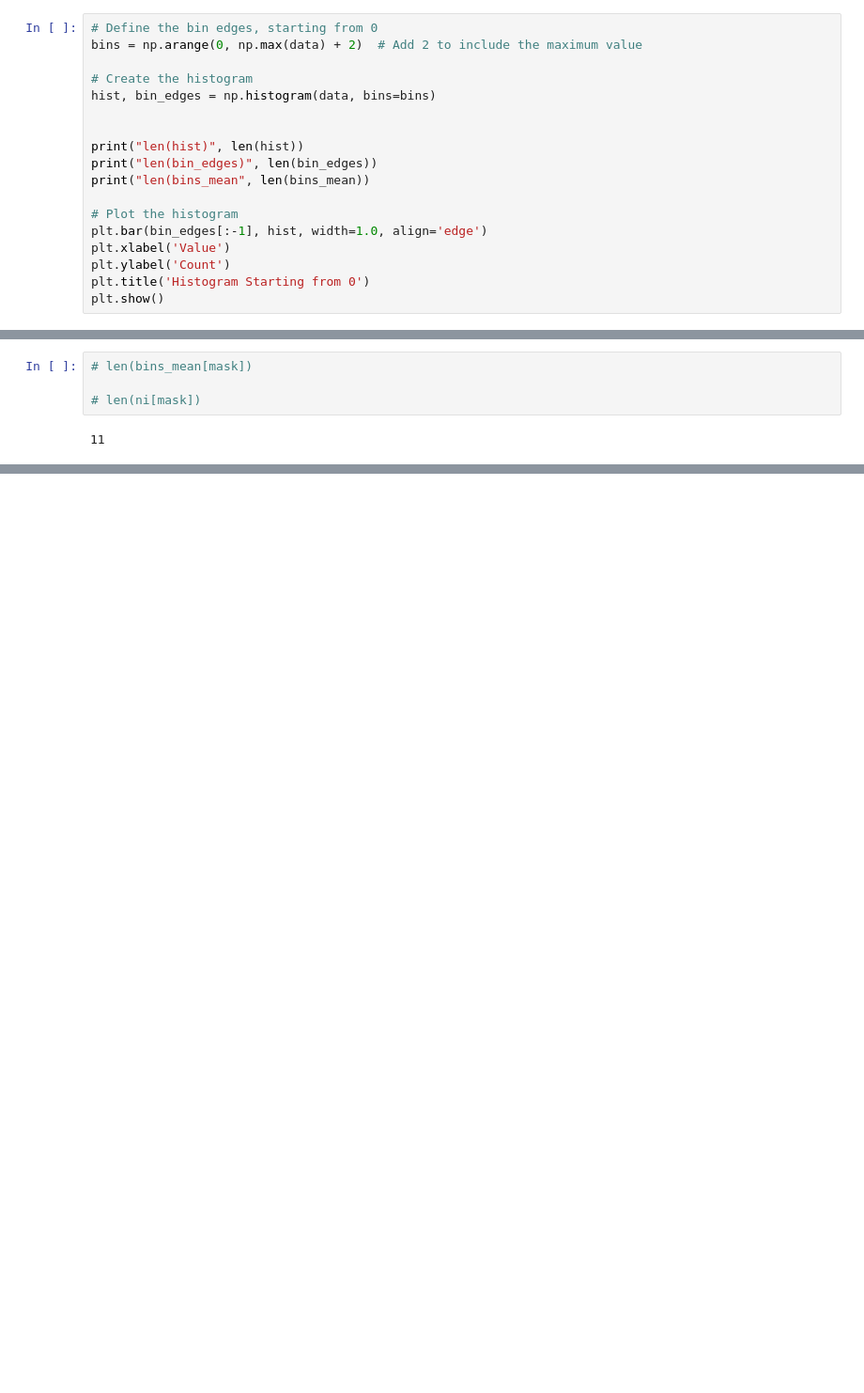
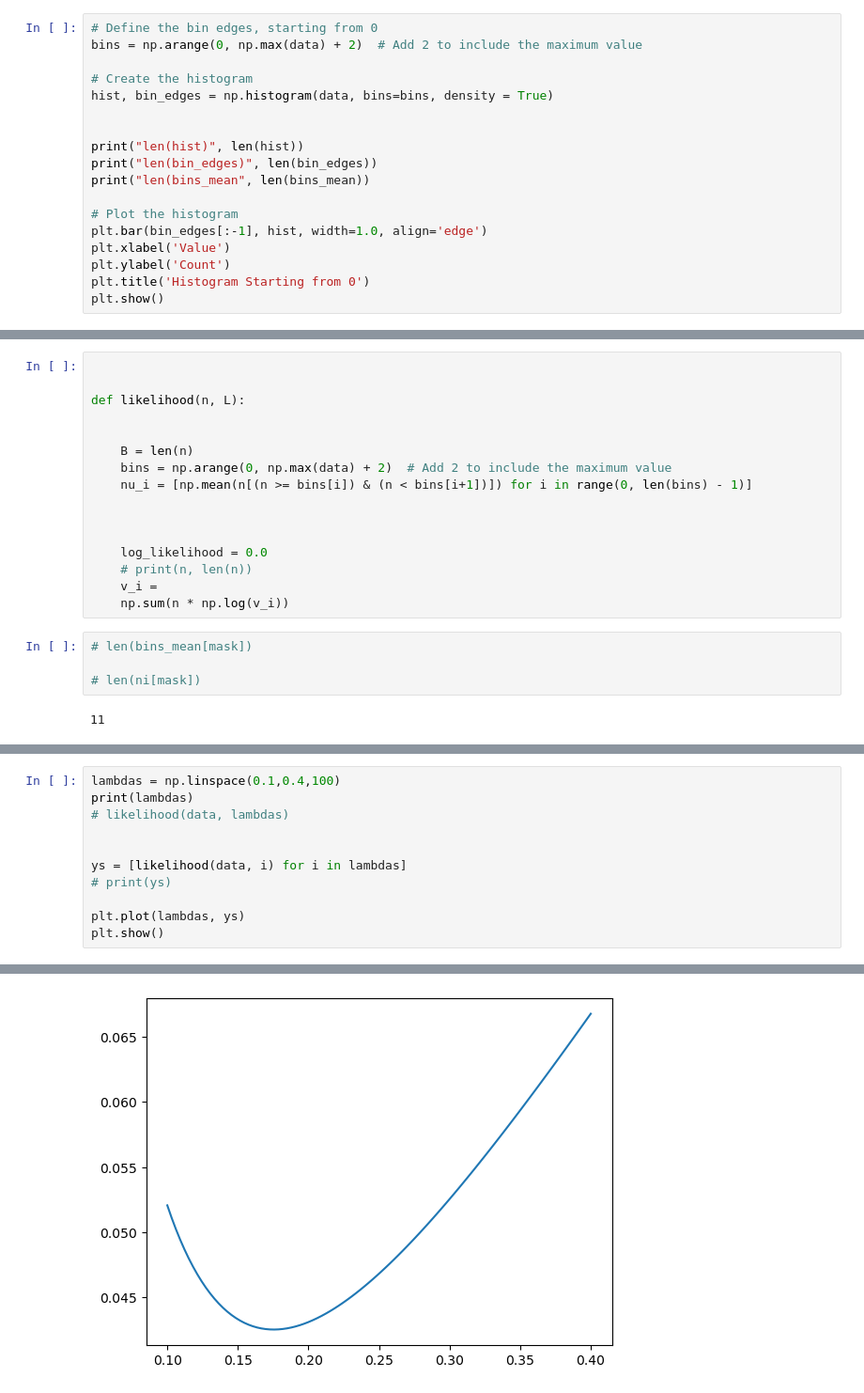
Before and after one commit to gl626qf/advanced_dataanalysis, a Jupyter notebook: chapters/1-fundamentalPy/week4/binnedData.ipynb, the cells around one changed output, grey strips where cells are left out. Shown at 94% size. Cells and saved outputs as stored; diff of their text form; blank space fills up the shorter version.

```diff
--- a/chapters/1-fundamentalPy/week4/binnedData.ipynb
+++ b/chapters/1-fundamentalPy/week4/binnedData.ipynb
@@ -315,7 +351,7 @@ initial_guess = np.nan_to_num(initial_guess)
 bins = np.arange(0, np.max(data) + 2)  # Add 2 to include the maximum value
 
 # Create the histogram
-hist, bin_edges = np.histogram(data, bins=bins)
+hist, bin_edges = np.histogram(data, bins=bins, density = True)
 
 
 print("len(hist)", len(hist))
@@ -371,6 +406,22 @@ np.sum(ni[mask] * np.log(bins_mean[mask]), axis = 0) - np.sum(ni[mask])
 # Probably not good, that it is above 0. NOT NORMALIZED?
 # %% [output]
 26.109631971208472
+# %%
+
+
+def likelihood(n, L):
+
+
+    B = len(n)
+    bins = np.arange(0, np.max(data) + 2)  # Add 2 to include the maximum value
+    nu_i = [np.mean(n[(n >= bins[i]) & (n < bins[i+1])]) for i in range(0, len(bins) - 1)]
+
+
+
+    log_likelihood = 0.0
+    # print(n, len(n))
+    v_i =
+    np.sum(n * np.log(v_i))
 # %%
 # len(bins_mean[mask])
 
@@ -379,0 +470,12 @@ np.sum(ni[mask] * np.log(bins_mean[mask]), axis = 0) - np.sum(ni[mask])
+# %%
+lambdas = np.linspace(0.1,0.4,100)
+print(lambdas)
+# likelihood(data, lambdas)
+
+
+ys = [likelihood(data, i) for i in lambdas]
+# print(ys)
+
+plt.plot(lambdas, ys)
+plt.show()
+# %% [output]
@@ -379,0 +499 @@ np.sum(ni[mask] * np.log(bins_mean[mask]), axis = 0) - np.sum(ni[mask])
+[figure, added]
```
Also changed, not shown: parts of 12 cells of this notebook, 3 other files.
